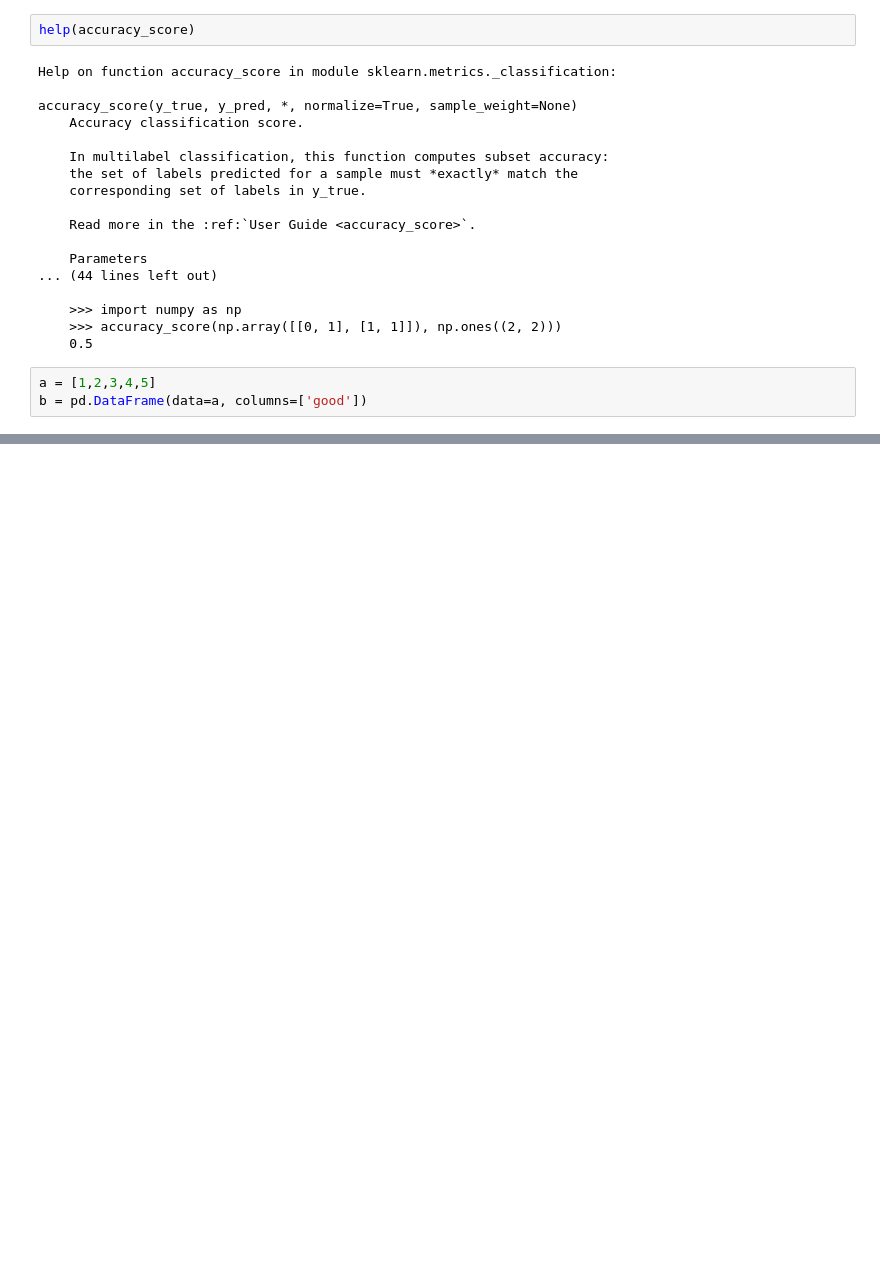
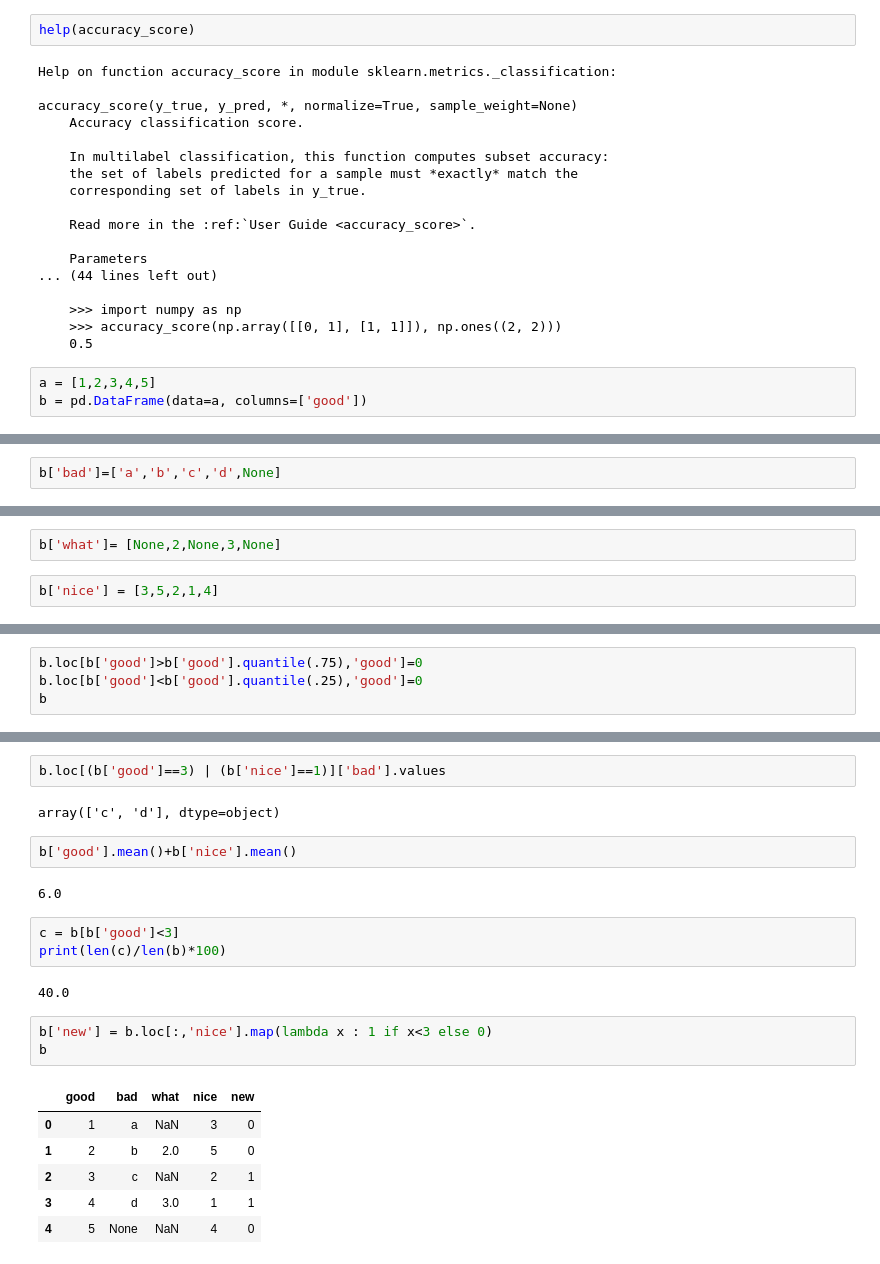
Before and after one commit to leo-kimm/justdoanything, a Jupyter notebook: 빅분기 실기/실기 연습 1.ipynb, the cells around one changed output, grey strips where cells are left out. Saved outputs shown, nothing was run; the diff lists cells and outputs as text; blank space fills up the shorter version.

```diff
--- a/빅분기 실기/실기 연습 1.ipynb
+++ b/빅분기 실기/실기 연습 1.ipynb
@@ -225,0 +172,2 @@ class DataFrame(pandas.core.generic.NDFrame, pandas.core.arraylike.OpsMixin)
+# %%
+b['bad']=['a','b','c','d',None]
@@ -225,0 +183,4 @@ class DataFrame(pandas.core.generic.NDFrame, pandas.core.arraylike.OpsMixin)
+# %%
+b['what']= [None,2,None,3,None]
+# %%
+b['nice'] = [3,5,2,1,4]
@@ -225,0 +225,4 @@ class DataFrame(pandas.core.generic.NDFrame, pandas.core.arraylike.OpsMixin)
+# %%
+b.loc[b['good']>b['good'].quantile(.75),'good']=0
+b.loc[b['good']<b['good'].quantile(.25),'good']=0
+b
@@ -225,0 +250,23 @@ class DataFrame(pandas.core.generic.NDFrame, pandas.core.arraylike.OpsMixin)
+# %%
+b.loc[(b['good']==3) | (b['nice']==1)]['bad'].values
+# %% [output]
+array(['c', 'd'], dtype=object)
+# %%
+b['good'].mean()+b['nice'].mean()
+# %% [output]
+6.0
+# %%
+c = b[b['good']<3]
+print(len(c)/len(b)*100)
+# %% [output]
+40.0
+# %%
+b['new'] = b.loc[:,'nice'].map(lambda x : 1 if x<3 else 0)
+b
+# %% [output]
+|  | good | bad | what | nice | new |
+| 0 | 1 | a | NaN | 3 | 0 |
+| 1 | 2 | b | 2.0 | 5 | 0 |
+| 2 | 3 | c | NaN | 2 | 1 |
+| 3 | 4 | d | 3.0 | 1 | 1 |
+| 4 | 5 | None | NaN | 4 | 0 |
```
Also changed, not shown: parts of 27 cells of this notebook, 16 other files.
